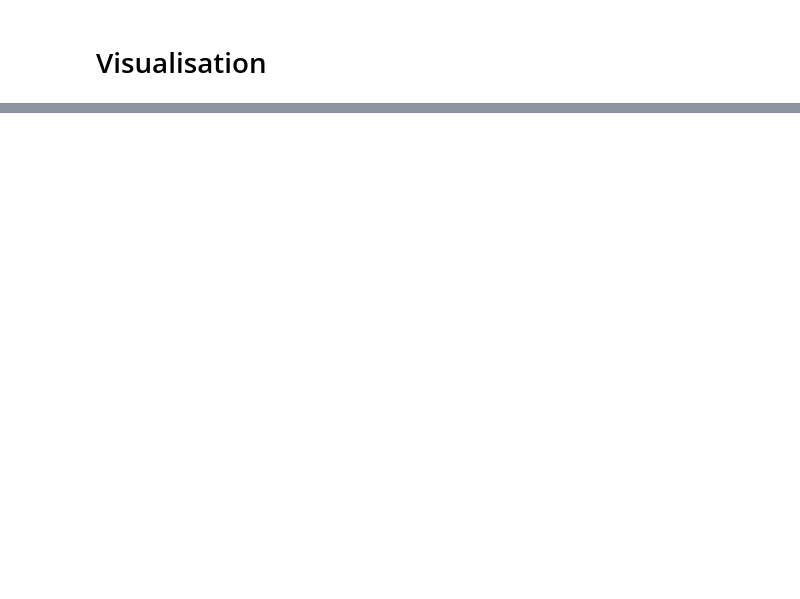
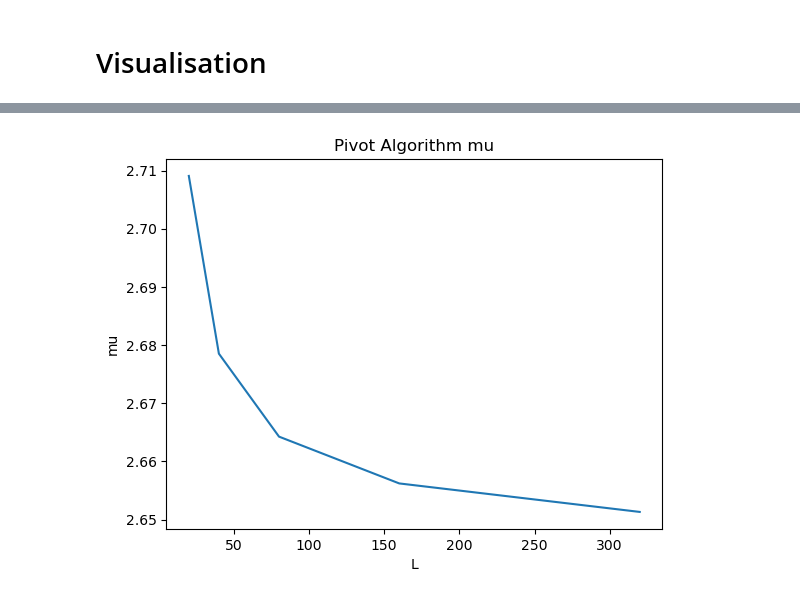
Before and after one commit to danielstoopendahl/self-avoiding-random-walk, a Jupyter notebook: pivot.ipynb, the cells around one changed output, grey strips where cells are left out. Saved outputs shown, nothing was run; the diff lists cells and outputs as text; code cells hidden in the pictures; blank space fills up the shorter version.

```diff
--- a/pivot.ipynb
+++ b/pivot.ipynb
@@ -50,7 +69,7 @@ We can generate samples of SAWs of length $L_A$ and $L_B$ to estimate $B(L_A, L_
 # Returns True if z_A can be concatenated with z_B
 # such that the resulting SAW is valid
 def can_concatenate(z_A, z_B):
-    z = np.concat((z_A, z_B[1:]+z_A[-1])).tolist()
+    z = np.concatenate((z_A, z_B[1:]+z_A[-1])).tolist()
     return len(z) == len(set(map(tuple, z)))
 
 
@@ -134,11 +156,13 @@ def naive_transform_generator(z):
 # %% [markdown]
 # Pivot generator
 # %%
-def uniform_pivot_generator(L):
+def uniform_pivot_generator(z):
+    L = len(z)-1
     return random.randint(1, L)
 
 
-def gaussian_pivot_generator(L):
+def gaussian_pivot_generator(z):
+    L = len(z)-1
     mean = (L + 1) / 2
     stddev = L / 4
     pivot = round(np.random.normal(mean, stddev))
@@ -147,9 +171,6 @@ def gaussian_pivot_generator(L):
     elif pivot > L:
         return L
     return pivot
-
-
-# Could maybe try adaptive methods, but need some sort of acceptance method to ensure uniform sampling
 # %% [markdown]
 # Speed comparison
 # %%
@@ -167,11 +200,22 @@ estimate_c(saw_pivot_batch_generator(10, 10_000, generate_valid_saw, gaussian_pi
 # %% [markdown]
 # Multi-threading
 # %%
-def generate_saw_pivot_batch(L, n, walk_generator, pivot_generator, transform_generator, batch_size=1000):
-    def generator(no_samples):
-        return saw_pivot_batch_generator(L, no_samples, walk_generator, pivot_generator, transform_generator)
 
-    thread_pool = multiprocessing.pool.ThreadPool(processes=10)
-    batches = [batch_size] * (n // batch_size) + ([n % batch_size] if n % batch_size != 0 else [])
-    return np.vstack(thread_pool.map(generator, batches))
+def generator(p):
+    L, no_samples = p
+    return saw_pivot_batch_generator(L, no_samples, generate_straight_line_saw, uniform_pivot_generator, naive_transform_generator)
+
+def generate_saw_pivot_multi(L, n, nbr_threads):
+
+    # Calculate batch sizes
+    batch_size = n // nbr_threads
+    batches = [(L, batch_size)] * nbr_threads
+    if n % nbr_threads != 0:
+        batches[-1] = (L, batches[-1][1] + n % nbr_threads)  # Add the remainder to the last batch
+
+    with multiprocessing.Pool(processes=nbr_threads) as pool:
+        results = pool.map(generator, batches)
+
+    # Combine results
+    return np.vstack(results)
 # %%
@@ -190,9 +248,8 @@ stopping_condition = 640 # stops when the last L is less than this value
 while C_pivot[-1][0] < stopping_condition:
     L, c_L = C_pivot[-1]
     print(f'Working on L = {2*L}...')
-    Z_A = generate_saw_pivot_batch(L, n, generate_valid_saw, uniform_pivot_generator, naive_transform_generator)
-    Z_B = generate_saw_pivot_batch(L, n, generate_valid_saw, uniform_pivot_generator, naive_transform_generator)
-    C_pivot.append((L*2, estimate_c(Z_A, Z_B, c_L, c_L)))
+    Z = generate_saw_pivot_multi(L, n, 8)
+    C_pivot.append((L*2, estimate_c(Z[:len(Z)//2], Z[len(Z)//2:], c_L, c_L)))
 # %% [output]
 Working on L = 20...
 Working on L = 40...
@@ -227,6 +291,8 @@ plt.savefig("diagrams/pivot1.png")
 # %%
-plt.plot(X, Y2)
+plt.plot(X[1:], Y2)
 plt.title("Pivot Algorithm mu")
 plt.xlabel("L")
 plt.ylabel("mu")
 plt.savefig("diagrams/pivot2.png")
+# %% [output]
+[figure, added]
```
Also changed, not shown: parts of 13 cells of this notebook, 8 other files.
